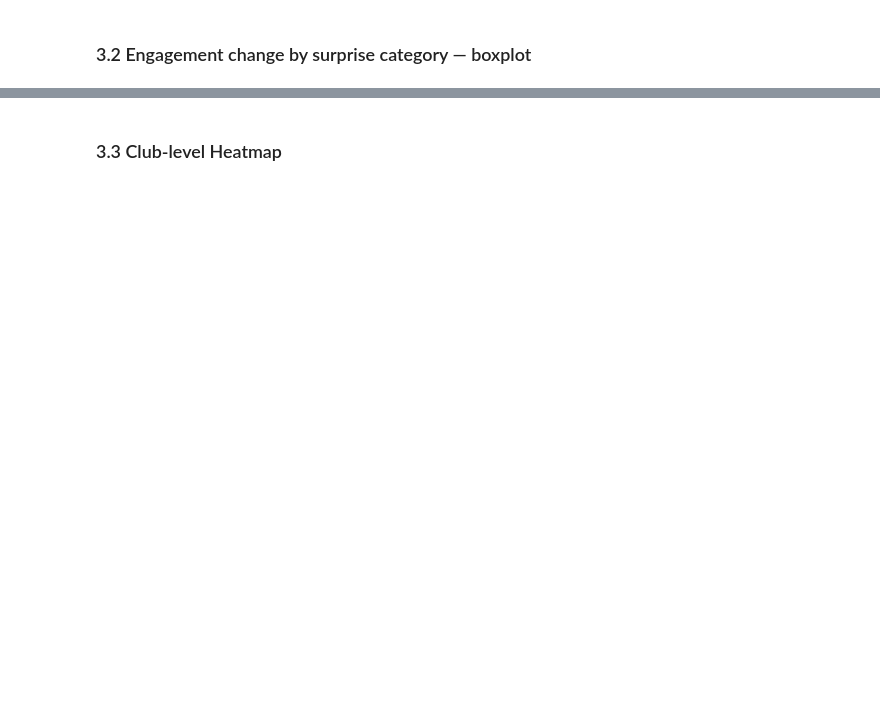
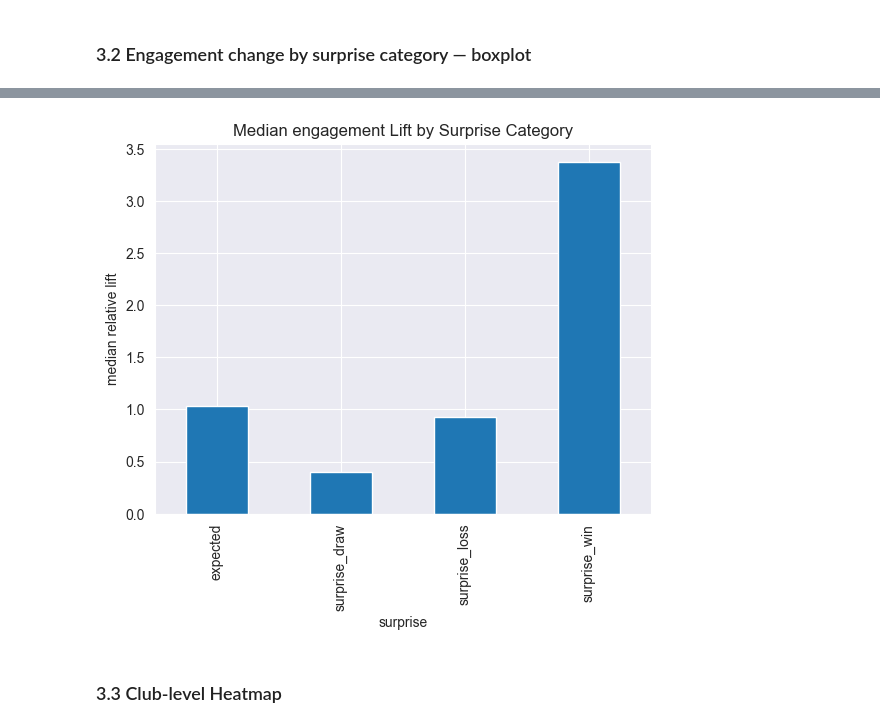
Before and after one commit to upiznhec/DSCI510_Spring2026_USC, a Jupyter notebook: src/results.ipynb, the cells around one changed output, grey strips where cells are left out. Cells and saved outputs as stored; diff of their text form; code cells hidden in the pictures; blank space fills up the shorter version.

```diff
--- a/src/results.ipynb
+++ b/src/results.ipynb
@@ -99,2 +105,11 @@ plt.show()
+# %%
+med_lift.plot(kind="bar")
+
+plt.title("Median engagement Lift by Surprise Category")
+plt.xlabel("surprise")
+plt.ylabel("median relative lift")
+plt.show()
+# %% [output]
+[figure, added]
 # %% [markdown]
 ### 3.3 Club-level Heatmap
```
Also changed, not shown: parts of 6 cells of this notebook, 5 other files.
